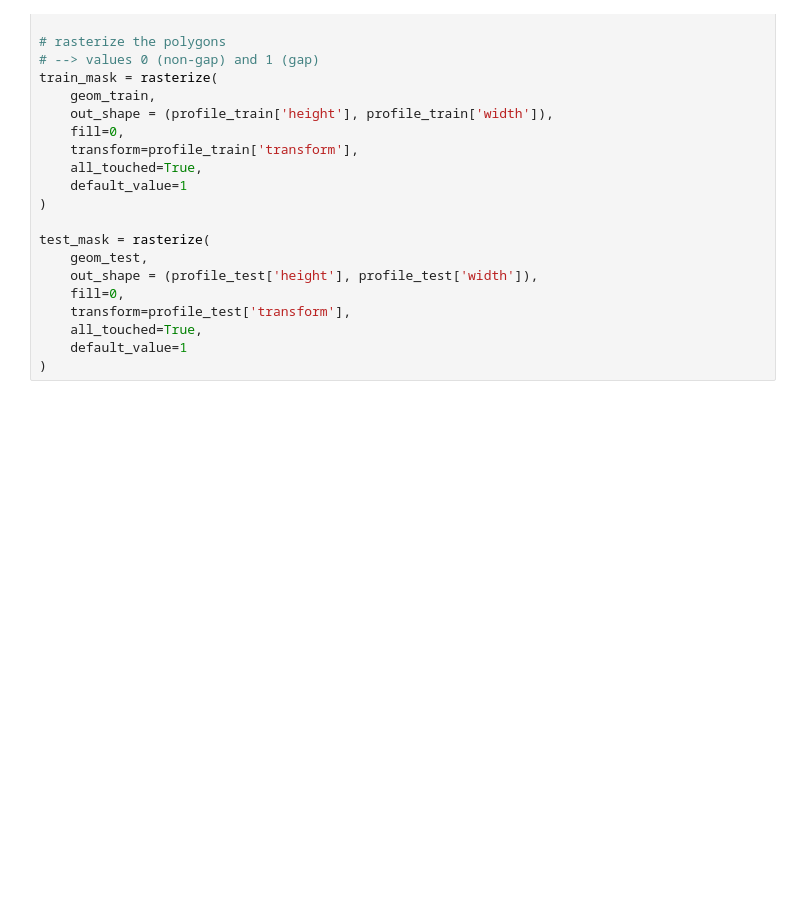
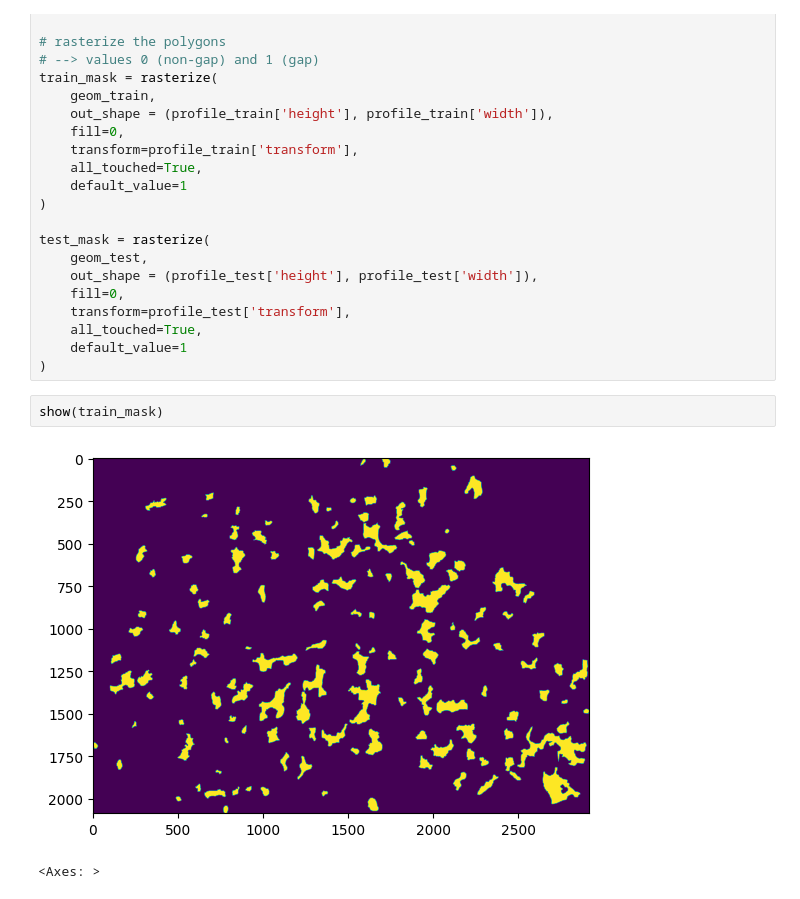
Before and after one commit to FloFranz/gap_detection, a Jupyter notebook: scripts/data_preparation.ipynb, the cells around one changed output. Cells and saved outputs as stored; diff of their text form; blank space fills up the shorter version.

```diff
--- a/scripts/data_preparation.ipynb
+++ b/scripts/data_preparation.ipynb
@@ -213,6 +212,11 @@ test_mask = rasterize(
     all_touched=True,
     default_value=1
 )
+# %%
+show(train_mask)
+# %% [output]
+[figure, added]
+<Axes: >
 # %%
 # add mask as new data variable to the DOPs xarray.Dataset
 normalized_dops[0]['gap_mask']=(['y','x'], train_mask)
```
Also changed, not shown: parts of 10 cells of this notebook.
